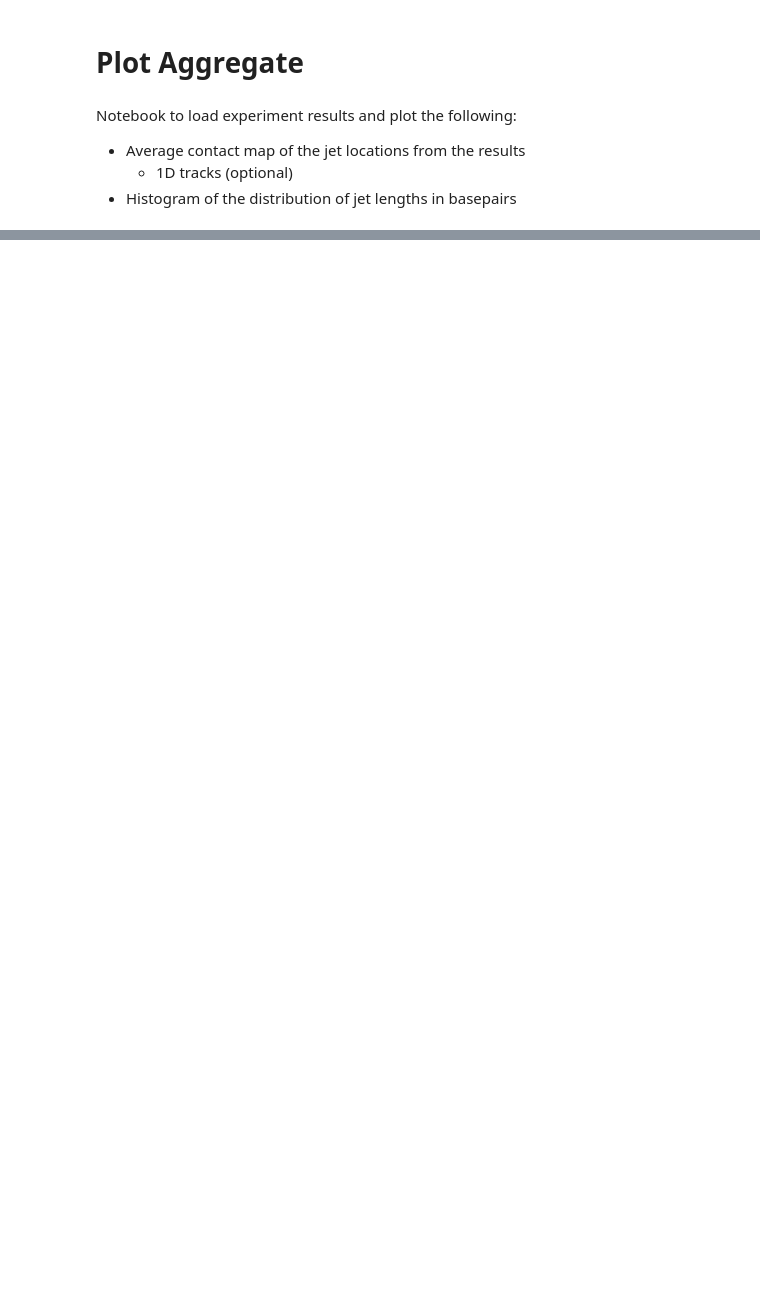
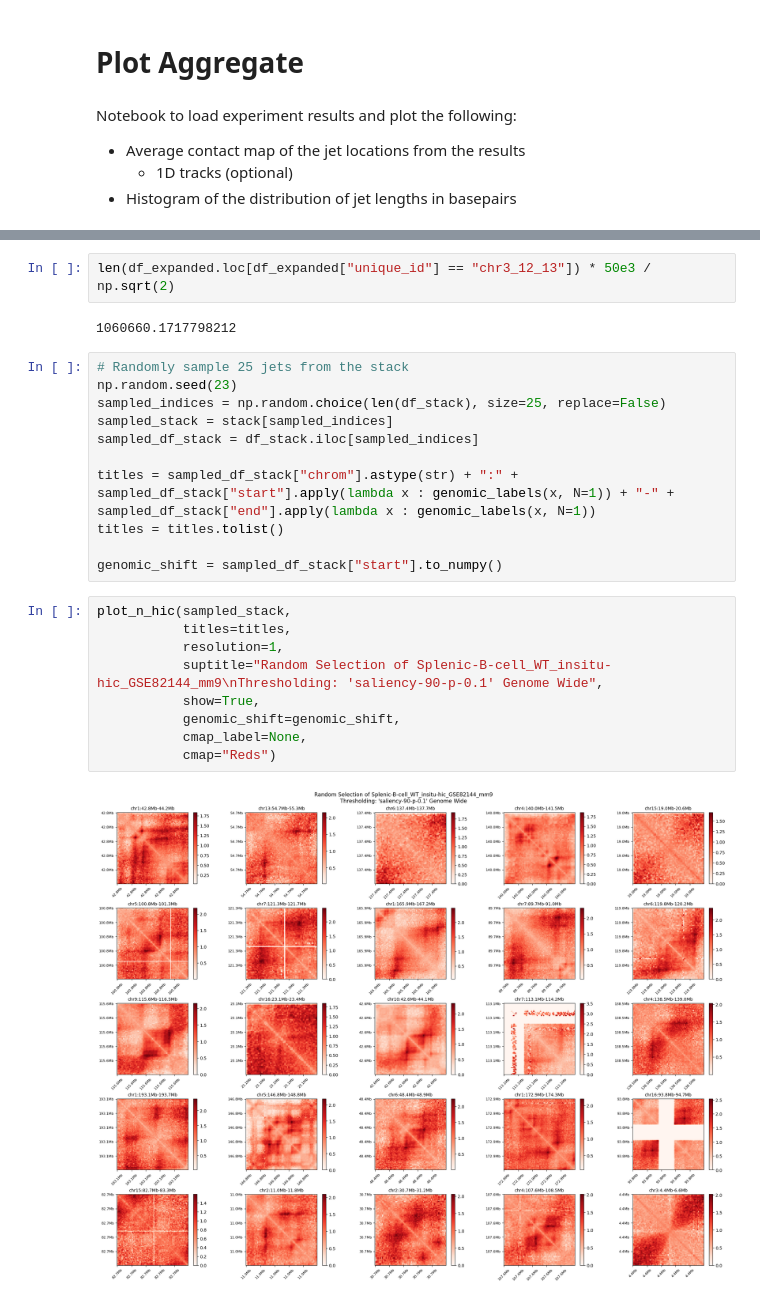
Before and after one commit to minjikimlab/miajet, a Jupyter notebook: notebooks/plot_aggregate.ipynb, the cells around one changed output, grey strips where cells are left out. Saved outputs shown, nothing was run; the diff lists cells and outputs as text; blank space fills up the shorter version.

```diff
--- a/notebooks/plot_aggregate.ipynb
+++ b/notebooks/plot_aggregate.ipynb
@@ -127,0 +426,26 @@ get_pileups(hic_file)
+# %%
+len(df_expanded.loc[df_expanded["unique_id"] == "chr3_12_13"]) * 50e3 / np.sqrt(2)
+# %% [output]
+1060660.1717798212
+# %%
+# Randomly sample 25 jets from the stack
+np.random.seed(23)
+sampled_indices = np.random.choice(len(df_stack), size=25, replace=False)
+sampled_stack = stack[sampled_indices]
+sampled_df_stack = df_stack.iloc[sampled_indices]
+
+titles = sampled_df_stack["chrom"].astype(str) + ":" + sampled_df_stack["start"].apply(lambda x : genomic_labels(x, N=1)) + "-" + sampled_df_stack["end"].apply(lambda x : genomic_labels(x, N=1))
+titles = titles.tolist()
+
+genomic_shift = sampled_df_stack["start"].to_numpy()
+# %%
+plot_n_hic(sampled_stack,
+           titles=titles,
+           resolution=1,
+           suptitle="Random Selection of Splenic-B-cell_WT_insitu-hic_GSE82144_mm9\nThresholding: 'saliency-90-p-0.1' Genome Wide",
+           show=True,
+           genomic_shift=genomic_shift,
+           cmap_label=None,
+           cmap="Reds")
+# %% [output]
+[figure, added]
```
Also changed, not shown: parts of 11 cells of this notebook, 3 other files.
